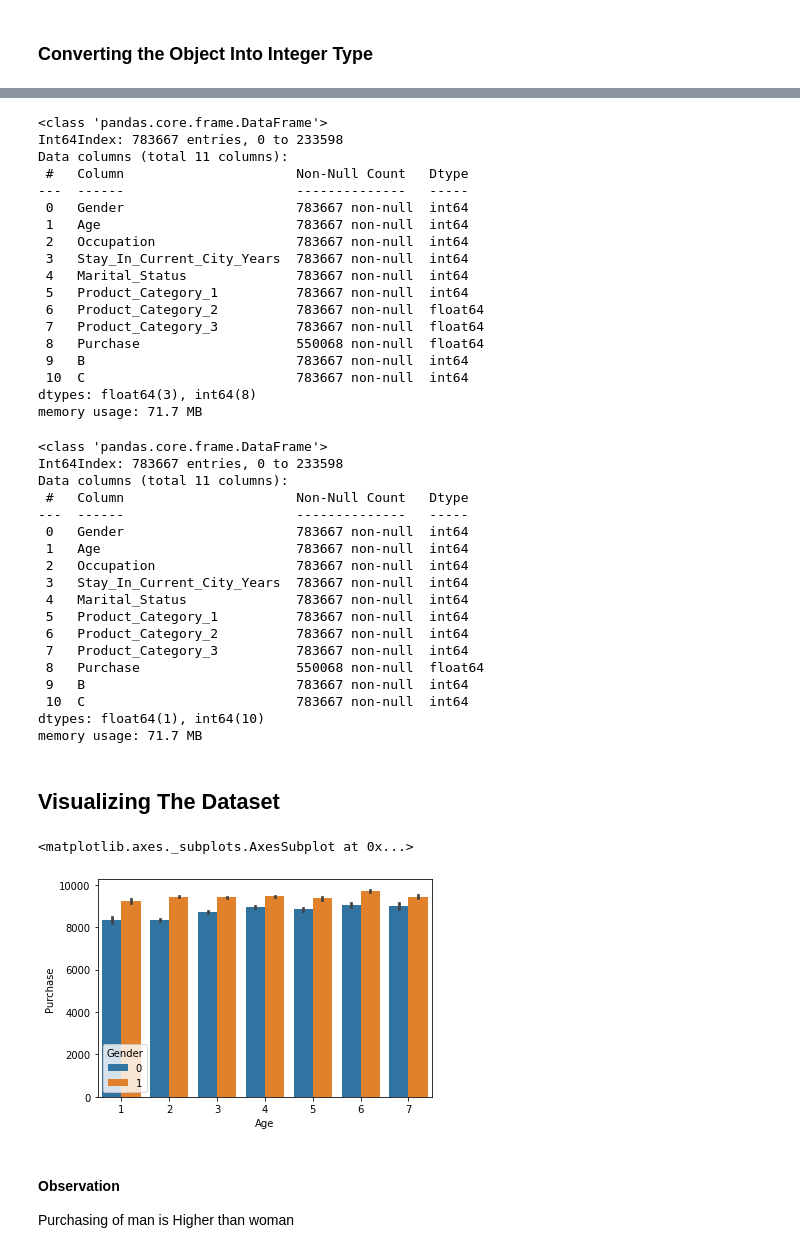
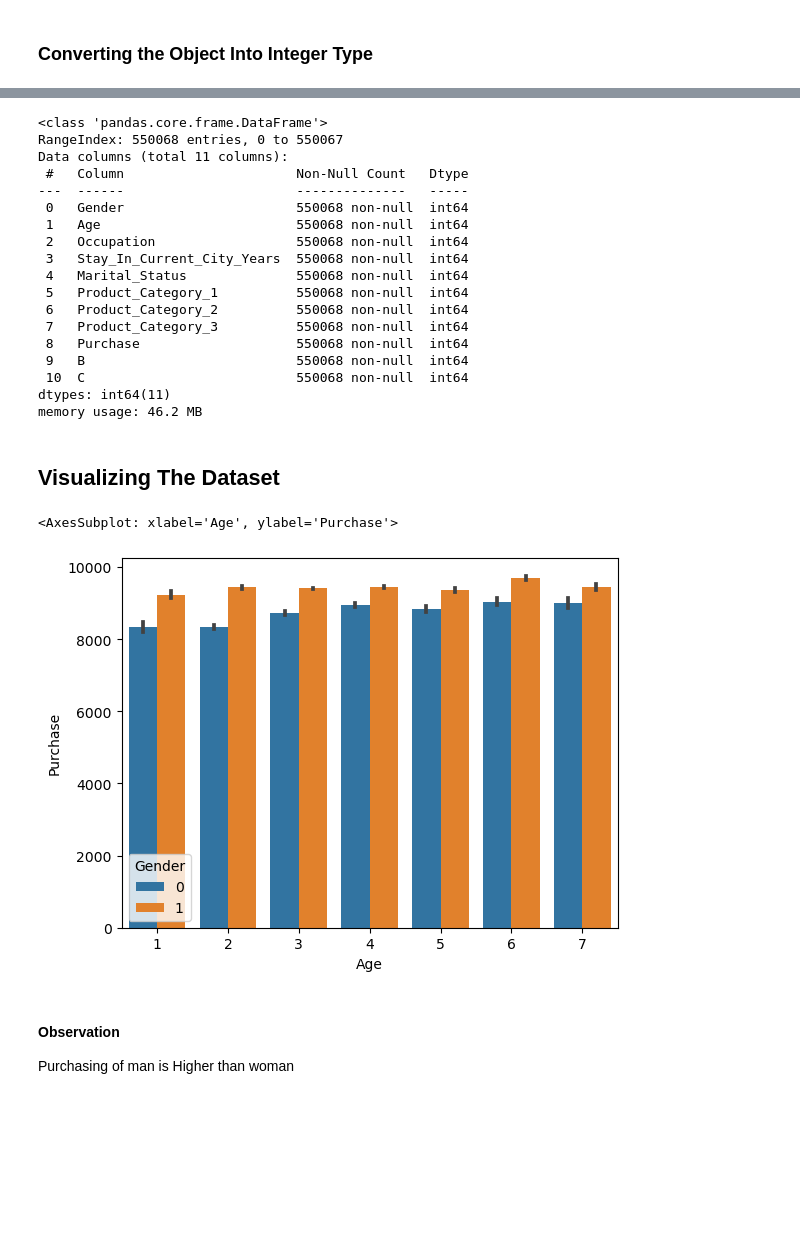
Before and after one commit to aditya129712/Black-Friday-, a Jupyter notebook: Black_friday.ipynb, the cells around one changed output, grey strips where cells are left out. Cells and saved outputs as stored; diff of their text form; code cells hidden in the pictures; blank space fills up the shorter version.

```diff
--- a/Black_friday.ipynb
+++ b/Black_friday.ipynb
@@ -287,6 +271,6 @@ final_df['Stay_In_Current_City_Years'].unique()
 # %% [output]
 array(['2', '4+', '3', '1', '0'], dtype=object)
 # %%
-final_df['Stay_In_Current_City_Years'] = final_df['Stay_In_Current_City_Years'].str.replace('+','')
-final_df.head()
+df['Stay_In_Current_City_Years'] = df['Stay_In_Current_City_Years'].str.replace('+','')
+df.head()
 # %% [output]
@@ -322,7 +305,7 @@ memory usage: 67.3+ MB
 ### Converting the Object Into Integer Type
 # %%
 ##convert object into integers
-final_df['Stay_In_Current_City_Years']=final_df['Stay_In_Current_City_Years'].astype(int)
-final_df.info()
+df['Stay_In_Current_City_Years']=df['Stay_In_Current_City_Years'].astype(int)
+df.info()
 # %% [output]
 <class 'pandas.core.frame.DataFrame'>
@@ -347,4 +329,4 @@ memory usage: 67.3+ MB
 # %%
-final_df['B']=final_df['B'].astype(int)
-final_df['C']=final_df['C'].astype(int)
+df['B']=df['B'].astype(int)
+df['C']=df['C'].astype(int)
 # %%
@@ -384,21 +353,24 @@ final_df.head()
+# %%
+df['Product_Category_2']=df['Product_Category_2'].astype(int)
+df['Product_Category_3']=df['Product_Category_3'].astype(int)
 # %%
-final_df.info()
+df.info()
 # %% [output]
 <class 'pandas.core.frame.DataFrame'>
-Int64Index: 783667 entries, 0 to 233598
+RangeIndex: 550068 entries, 0 to 550067
 Data columns (total 11 columns):
  #   Column                      Non-Null Count   Dtype
 ---  ------                      --------------   -----
- 0   Gender                      783667 non-null  int64
- 1   Age                         783667 non-null  int64
- 2   Occupation                  783667 non-null  int64
- 3   Stay_In_Current_City_Years  783667 non-null  int64
- 4   Marital_Status              783667 non-null  int64
- 5   Product_Category_1          783667 non-null  int64
- 6   Product_Category_2          783667 non-null  float64
- 7   Product_Category_3          783667 non-null  float64
- 8   Purchase                    550068 non-null  float64
- 9   B                           783667 non-null  int64
- 10  C                           783667 non-null  int64
-dtypes: float64(3), int64(8)
-memory usage: 71.7 MB
+ 0   Gender                      550068 non-null  int64
+ 1   Age                         550068 non-null  int64
+ 2   Occupation                  550068 non-null  int64
+ 3   Stay_In_Current_City_Years  550068 non-null  int64
+ 4   Marital_Status              550068 non-null  int64
+ 5   Product_Category_1          550068 non-null  int64
+ 6   Product_Category_2          550068 non-null  int64
+ 7   Product_Category_3          550068 non-null  int64
+ 8   Purchase                    550068 non-null  int64
+ 9   B                           550068 non-null  int64
+ 10  C                           550068 non-null  int64
+dtypes: int64(11)
+memory usage: 46.2 MB
@@ -408,32 +377,11 @@ final_df['Product_Category_3']=final_df['Product_Category_3'].astype(int)
-# %%
-final_df.info()
-# %% [output]
-<class 'pandas.core.frame.DataFrame'>
-Int64Index: 783667 entries, 0 to 233598
-Data columns (total 11 columns):
- #   Column                      Non-Null Count   Dtype
----  ------                      --------------   -----
- 0   Gender                      783667 non-null  int64
- 1   Age                         783667 non-null  int64
- 2   Occupation                  783667 non-null  int64
- 3   Stay_In_Current_City_Years  783667 non-null  int64
- 4   Marital_Status              783667 non-null  int64
- 5   Product_Category_1          783667 non-null  int64
- 6   Product_Category_2          783667 non-null  int64
- 7   Product_Category_3          783667 non-null  int64
- 8   Purchase                    550068 non-null  float64
- 9   B                           783667 non-null  int64
- 10  C                           783667 non-null  int64
-dtypes: float64(1), int64(10)
-memory usage: 71.7 MB
 # %% [markdown]
 ## Visualizing The Dataset
 # %%
 ##Visualisation Age vs Purchase
-sns.barplot(data=final_df, x="Age", y="Purchase", hue="Gender")
+sns.barplot(data=df, x="Age", y="Purchase", hue="Gender")
 # %% [output]
-<matplotlib.axes._subplots.AxesSubplot at 0x...>
+<AxesSubplot: xlabel='Age', ylabel='Purchase'>
-[figure, old version]
+[figure, new version]
 # %% [markdown]
 #### Observation
 Purchasing of man is Higher than woman
```
Also changed, not shown: parts of 65 cells of this notebook.
